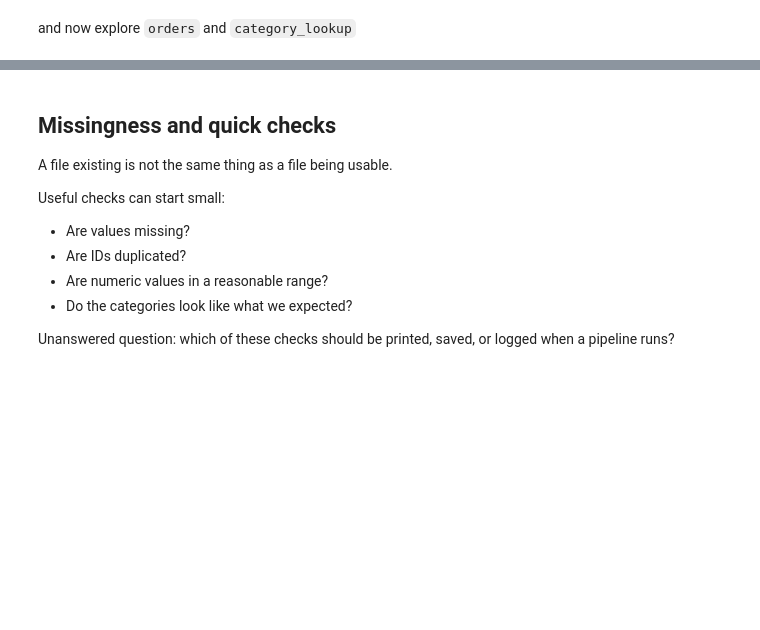
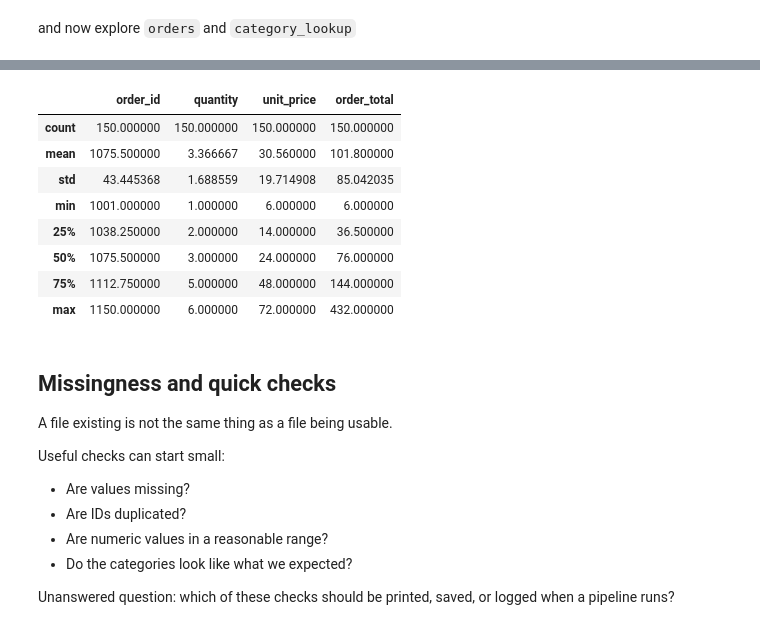
Before and after one commit to skeleton-359/bzan545-python-first-scripts, a Jupyter notebook: day_07_pandas_pipeline_intro.ipynb, the cells around one changed output, grey strips where cells are left out. Cells and saved outputs as stored; diff of their text form; code cells hidden in the pictures; blank space fills up the shorter version.

```diff
--- a/day_07_pandas_pipeline_intro.ipynb
+++ b/day_07_pandas_pipeline_intro.ipynb
@@ -100,3 +109,15 @@ and now explore `orders` and `category_lookup`
+# %%
+orders.describe()
+# %% [output]
+|  | order_id | quantity | unit_price | order_total |
+| count | 150.000000 | 150.000000 | 150.000000 | 150.000000 |
+| mean | 1075.500000 | 3.366667 | 30.560000 | 101.800000 |
+| std | 43.445368 | 1.688559 | 19.714908 | 85.042035 |
+| min | 1001.000000 | 1.000000 | 6.000000 | 6.000000 |
+| 25% | 1038.250000 | 2.000000 | 14.000000 | 36.500000 |
+| 50% | 1075.500000 | 3.000000 | 24.000000 | 76.000000 |
+| 75% | 1112.750000 | 5.000000 | 48.000000 | 144.000000 |
+| max | 1150.000000 | 6.000000 | 72.000000 | 432.000000 |
 # %% [markdown]
 ## Missingness and quick checks
 
```
Also changed, not shown: parts of 13 cells of this notebook.
